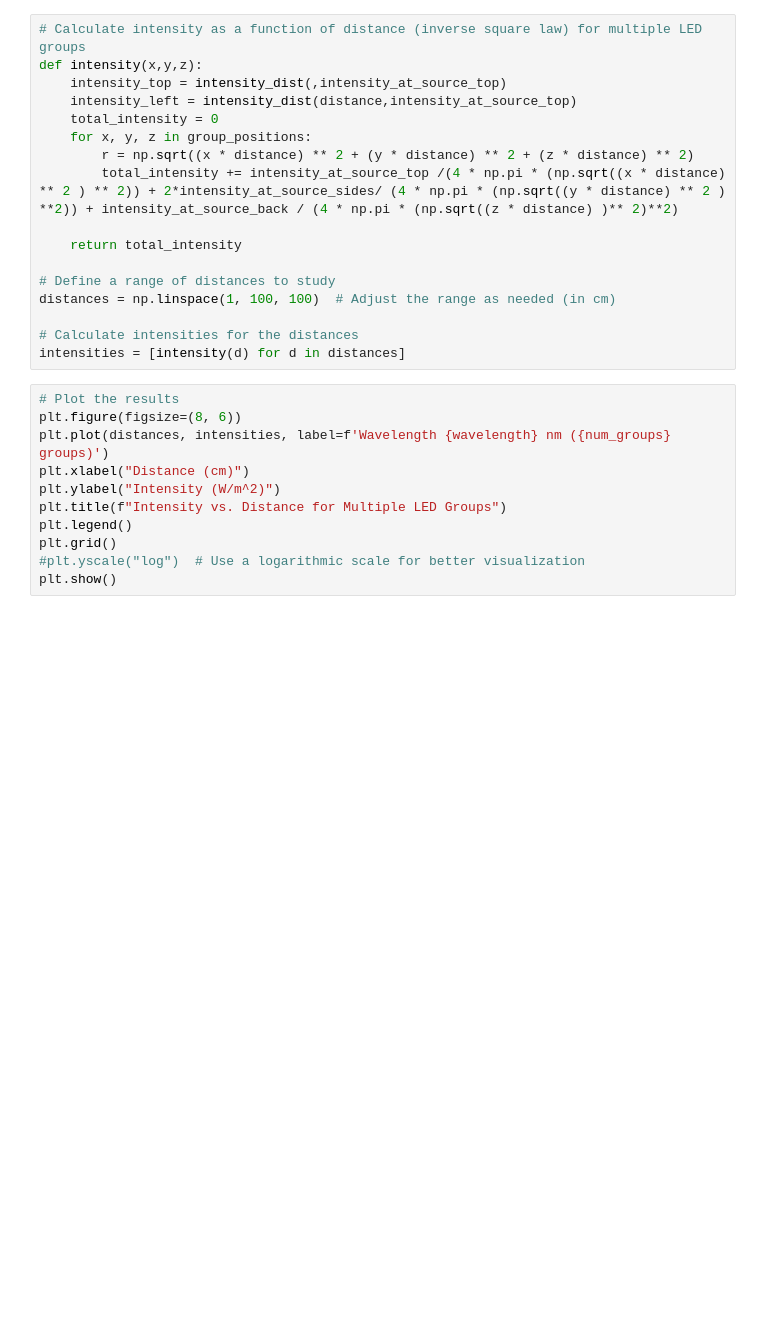
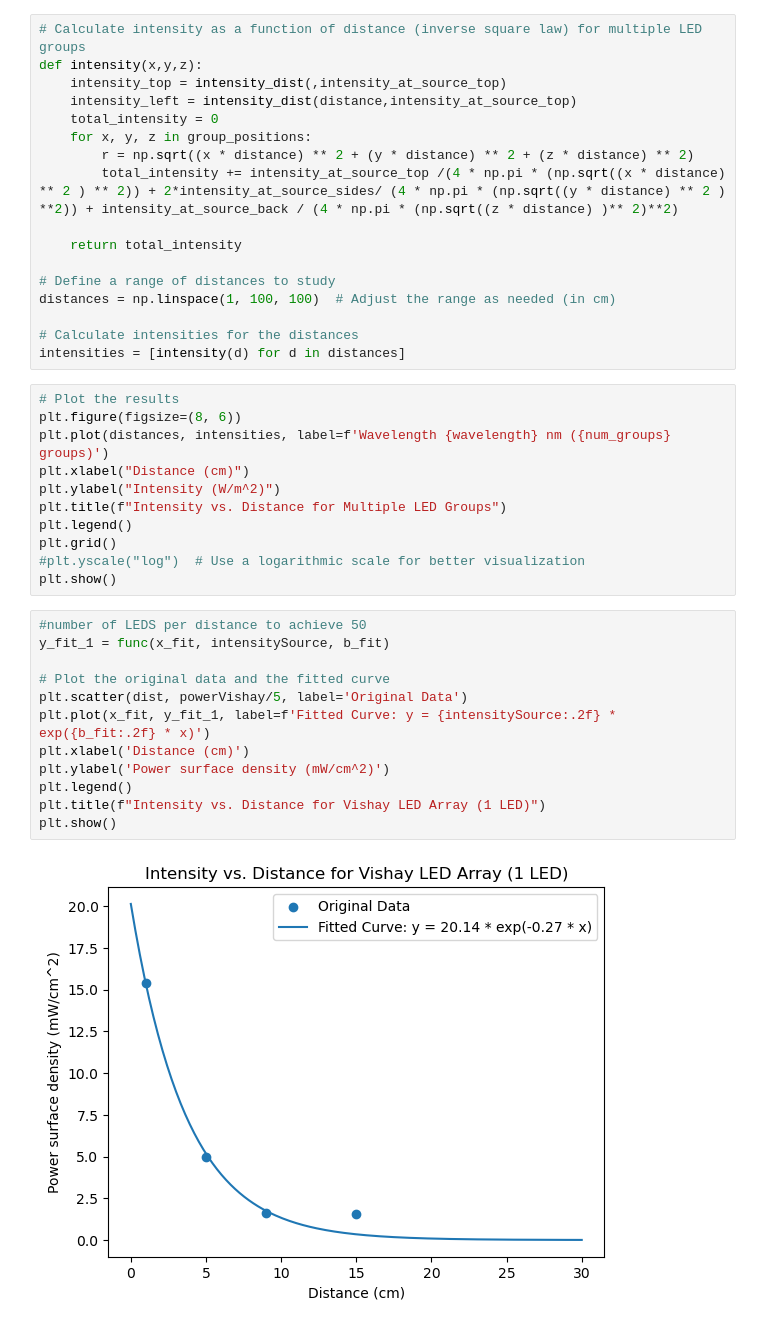
Before and after one commit to feqksa/SomniBrain, a Jupyter notebook: vishay_density.ipynb, the cells around one changed output. Cells and saved outputs as stored; diff of their text form; blank space fills up the shorter version.

Commit message:
number of LEDs to get 50 added

```diff
--- a/vishay_density.ipynb
+++ b/vishay_density.ipynb
@@ -106,3 +108,17 @@ plt.legend()
 plt.grid()
 #plt.yscale("log")  # Use a logarithmic scale for better visualization
 plt.show()
+# %%
+#number of LEDS per distance to achieve 50
+y_fit_1 = func(x_fit, intensitySource, b_fit)
+
+# Plot the original data and the fitted curve
+plt.scatter(dist, powerVishay/5, label='Original Data')
+plt.plot(x_fit, y_fit_1, label=f'Fitted Curve: y = {intensitySource:.2f} * exp({b_fit:.2f} * x)')
+plt.xlabel('Distance (cm)')
+plt.ylabel('Power surface density (mW/cm^2)')
+plt.legend()
+plt.title(f"Intensity vs. Distance for Vishay LED Array (1 LED)")
+plt.show()
+# %% [output]
+[figure, added]
```
Also changed, not shown: parts of 2 cells of this notebook.
